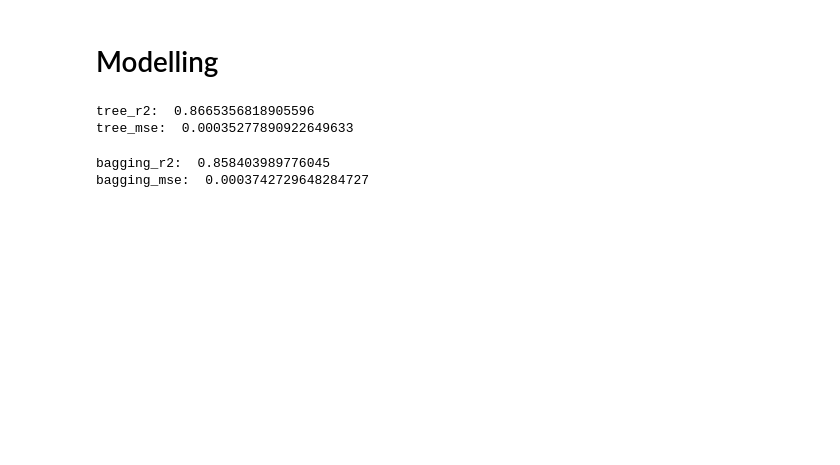
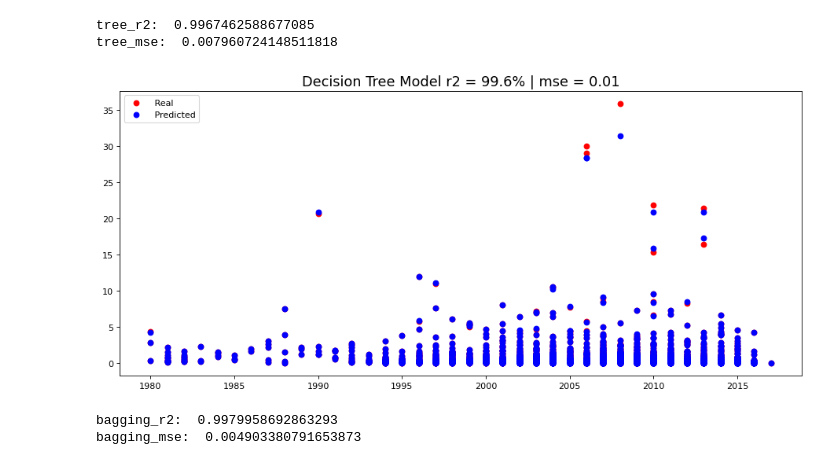
Before and after one commit to RageJohnny/algo_seminararbeit, a Jupyter notebook: Tree - Based Models.ipynb, the cells around one changed output. Drawn from its saved outputs; the diff is of its cells as text; code cells hidden in the pictures; blank space fills up the shorter version.

Commit message:
tree models latest update

```diff
--- a/Tree - Based Models.ipynb
+++ b/Tree - Based Models.ipynb
@@ -167,0 +160,9 @@ plt.show()
+# %%
+publishers = pd.get_dummies(vgsales_data["Publisher"], drop_first=True)
+genres = pd.get_dummies(vgsales_data["Genre"], drop_first=True)
+platforms = pd.get_dummies(vgsales_data["Platform"], drop_first=True)
+names = pd.get_dummies(vgsales_data["Name"], drop_first=True)
+
+vgsales_data = pd.concat([vgsales_data, publishers, genres, platforms,names ], axis=1)
+vgsales_data = vgsales_data.drop(columns=["Platform","Genre", "Publisher", "Name", "NA_Sales", "EU_Sales", "JP_Sales", "Other_Sales" ])
+vgsales_data.head()
@@ -168,6 +178,5 @@ plt.show()
 # %%
-# Defining Train Test Split
-X = vgsales_data.drop(["NA_Sales", "EU_Sales", "JP_Sales", "Other_Sales", "Global_Sales", "Name", "Publisher", "Platform"], axis = 1)
-y = vgsales_data[["Global_Sales" ]] #"NA_Sales", "EU_Sales", "JP_Sales", "Other_Sales",
+X = vgsales_data.drop("Global_Sales", axis = 1)
+y = vgsales_data[["Global_Sales"]]
 
 X_train, X_test, y_train, y_test = train_test_split(X, y, test_size=0.2, random_state=42)
@@ -223,15 +183,3 @@ X_test_processed = X_pipeline.transform(X_test)
-# %%
-#Y-Pipeline
-y_pipeline = Pipeline([
-    ("imputer", SimpleImputer(strategy="median")),
-    ("scaler", MinMaxScaler())
-])
-
-y_pipeline.fit(y_train)
-y_train_processed = y_pipeline.transform(y_train)
-y_test_processed = y_pipeline.transform(y_test)
-# %% [markdown]
-# Modelling
 # %%
 # Import ML algorithms for model comparison of Random Forest Regressor and other models
 from sklearn.linear_model import LinearRegression, Lasso, Ridge,  ElasticNet
@@ -242,31 +190,40 @@ import sklearn.metrics as metrics
 # %%
 #Decision Tree Regression
 dec_tree = DecisionTreeRegressor()
-dec_tree.fit(X_train_processed, y_train_processed)
-dec_tree_predict = dec_tree.predict(X_test_processed)
+dec_tree.fit(X_train, y_train)
+dec_tree_predict = dec_tree.predict(X_test)
 
 #model evaluation
-tree_r2 = r2_score( y_test_processed, dec_tree_predict)
-tree_mse = mean_squared_error(y_test_processed, dec_tree_predict)
+tree_r2 = r2_score( y_test, dec_tree_predict)
+tree_mse = mean_squared_error(y_test, dec_tree_predict)
 
 print("tree_r2: ", tree_r2)
 print("tree_mse: ", tree_mse)
 # %% [output]
-tree_r2:  0.8665356818905596
-tree_mse:  0.00035277890922649633
+tree_r2:  0.9967462588677085
+tree_mse:  0.007960724148511818
+# %%
+fig, ax = plt.subplots(figsize=(14,6), dpi=80)
+ax.scatter(y_test.index, y_test, label=" Real", color="red")
+ax.scatter(y_test.index, dec_tree_predict , label=" Predicted" , color="blue")
+plt.legend(loc='upper left')
+ax.set_title('Decision Tree Model r2 = 99.6% | mse = 0.01', fontsize=16)
+plt.show()
+# %% [output]
+[figure, added]
 # %%
 #BaggingRegressor
-y_train_processed = y_train_processed.ravel()
+y_train = y_train.values.ravel()
 bagging_model = BaggingRegressor()
-bagging_model.fit(X_train_processed, y_train_processed)
-bagging_predict = bagging_model.predict(X_test_processed)
+bagging_model.fit(X_train, y_train)
+bagging_predict = bagging_model.predict(X_test)
 
 #Model Evaluation
-bagging_r2 = r2_score( y_test_processed, bagging_predict)
-bagging_mse = mean_squared_error(y_test_processed, bagging_predict)
+bagging_r2 = r2_score( y_test, bagging_predict)
+bagging_mse = mean_squared_error(y_test, bagging_predict)
 
 print("bagging_r2: ", bagging_r2)
 print("bagging_mse: ", bagging_mse)
 # %% [output]
-bagging_r2:  0.858403989776045
-bagging_mse:  0.0003742729648284727
+bagging_r2:  0.9979958692863293
+bagging_mse:  0.004903380791653873
```
Also changed, not shown: parts of 58 cells of this notebook, 10 other files.
